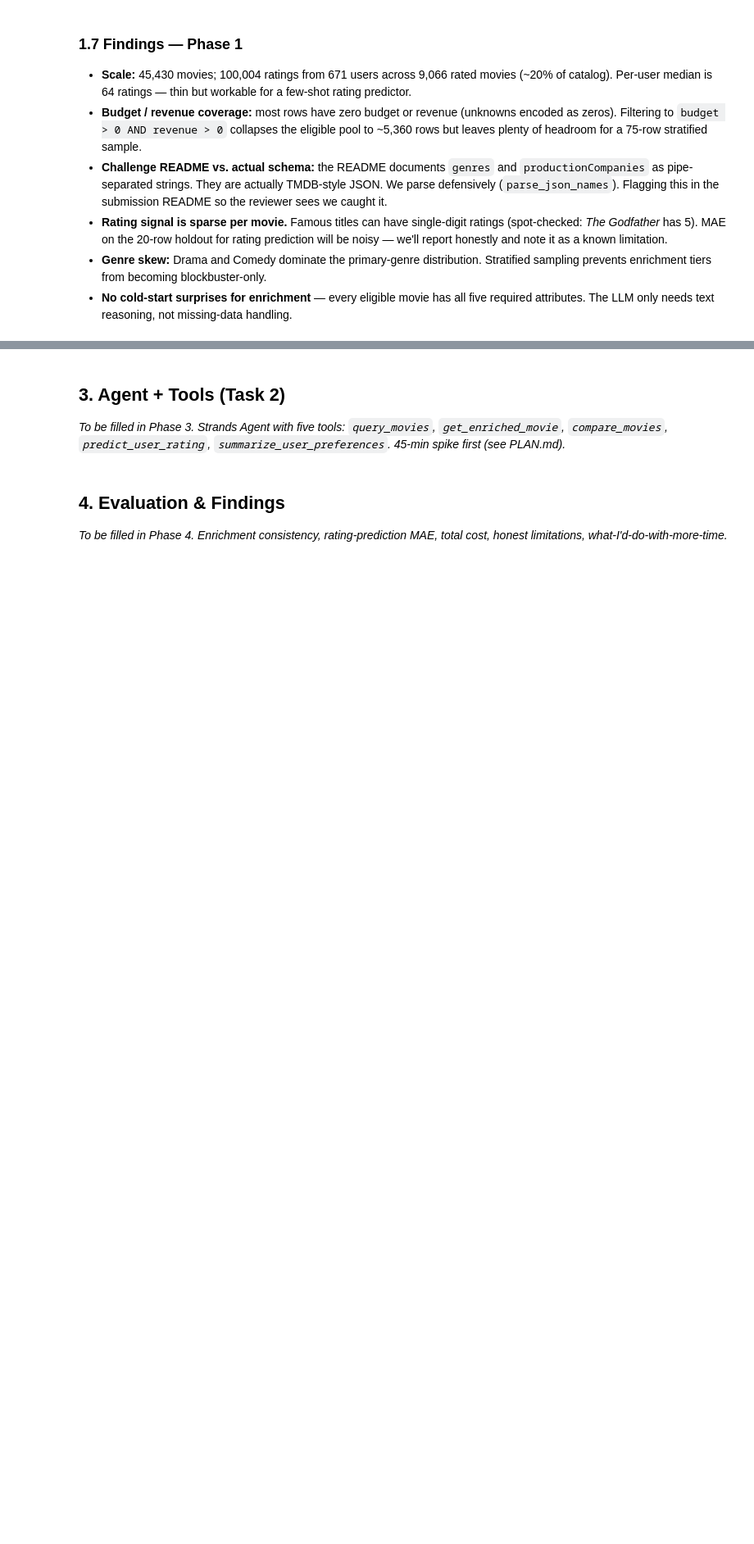
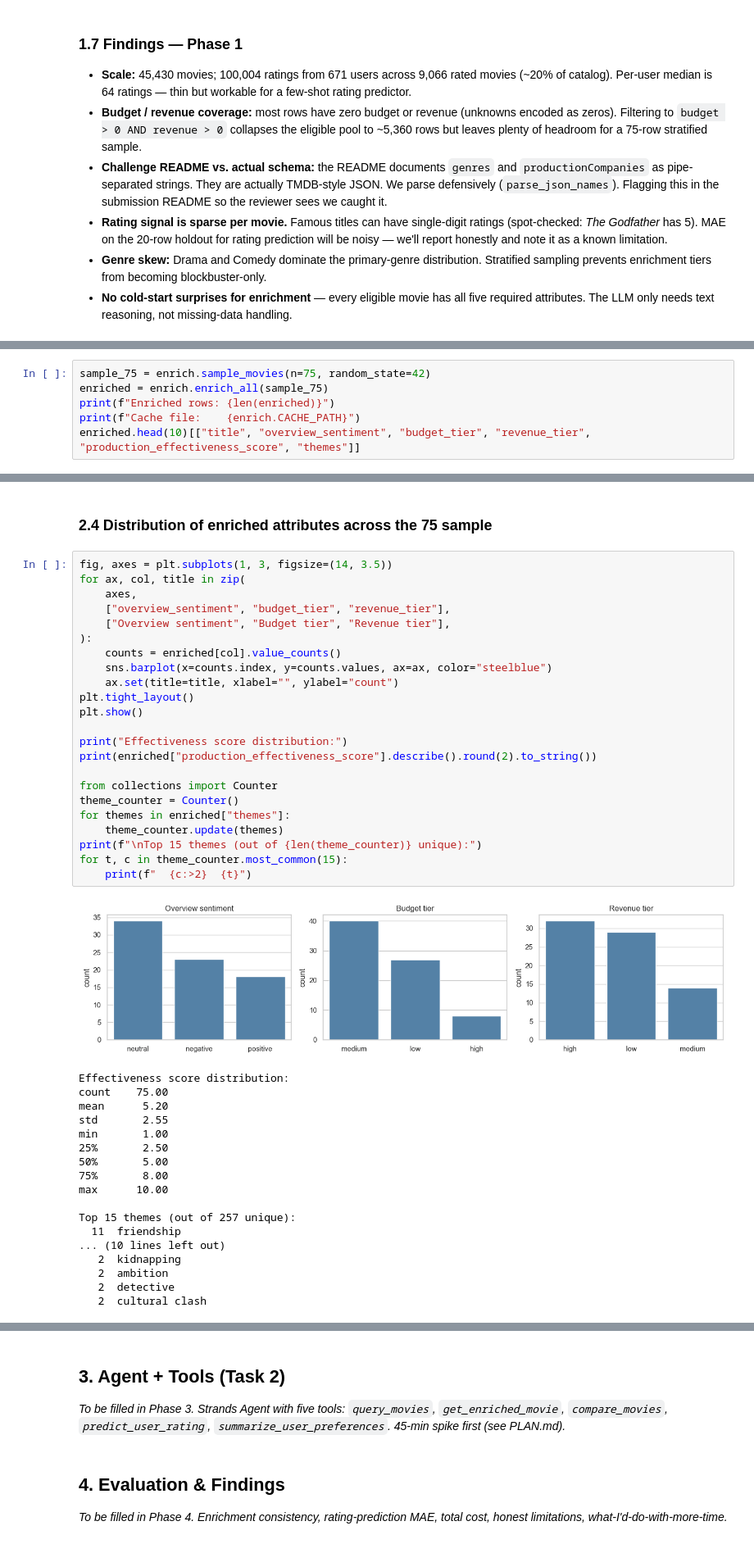
Before and after one commit to andrewwint/a263c0e65fa9e35a8e87d4c959a0cd73, a Jupyter notebook: notebooks/movie_system.ipynb, the cells around one changed output, grey strips where cells are left out. Shown at 82% size. Cells and saved outputs as stored; diff of their text form; blank space fills up the shorter version.

```diff
--- a/notebooks/movie_system.ipynb
+++ b/notebooks/movie_system.ipynb
@@ -216,0 +283,6 @@ summary.style.format("{:.1f}")
+# %%
+sample_75 = enrich.sample_movies(n=75, random_state=42)
+enriched = enrich.enrich_all(sample_75)
+print(f"Enriched rows: {len(enriched)}")
+print(f"Cache file:    {enrich.CACHE_PATH}")
+enriched.head(10)[["title", "overview_sentiment", "budget_tier", "revenue_tier", "production_effectiveness_score", "themes"]]
@@ -216,0 +303,44 @@ summary.style.format("{:.1f}")
+# %% [markdown]
+### 2.4 Distribution of enriched attributes across the 75 sample
+# %%
+fig, axes = plt.subplots(1, 3, figsize=(14, 3.5))
+for ax, col, title in zip(
+    axes,
+    ["overview_sentiment", "budget_tier", "revenue_tier"],
+    ["Overview sentiment", "Budget tier", "Revenue tier"],
+):
+    counts = enriched[col].value_counts()
+    sns.barplot(x=counts.index, y=counts.values, ax=ax, color="steelblue")
+    ax.set(title=title, xlabel="", ylabel="count")
+plt.tight_layout()
+plt.show()
+
+print("Effectiveness score distribution:")
+print(enriched["production_effectiveness_score"].describe().round(2).to_string())
+
+from collections import Counter
+theme_counter = Counter()
+for themes in enriched["themes"]:
+    theme_counter.update(themes)
+print(f"\nTop 15 themes (out of {len(theme_counter)} unique):")
+for t, c in theme_counter.most_common(15):
+    print(f"  {c:>2}  {t}")
+# %% [output]
+[figure, added]
+Effectiveness score distribution:
+count    75.00
+mean      5.20
+std       2.55
+min       1.00
+25%       2.50
+50%       5.00
+75%       8.00
+max      10.00
+
+Top 15 themes (out of 257 unique):
+  11  friendship
+... (10 lines left out)
+   2  kidnapping
+   2  ambition
+   2  detective
+   2  cultural clash
```
Also changed, not shown: parts of 13 cells of this notebook, 8 other files.
